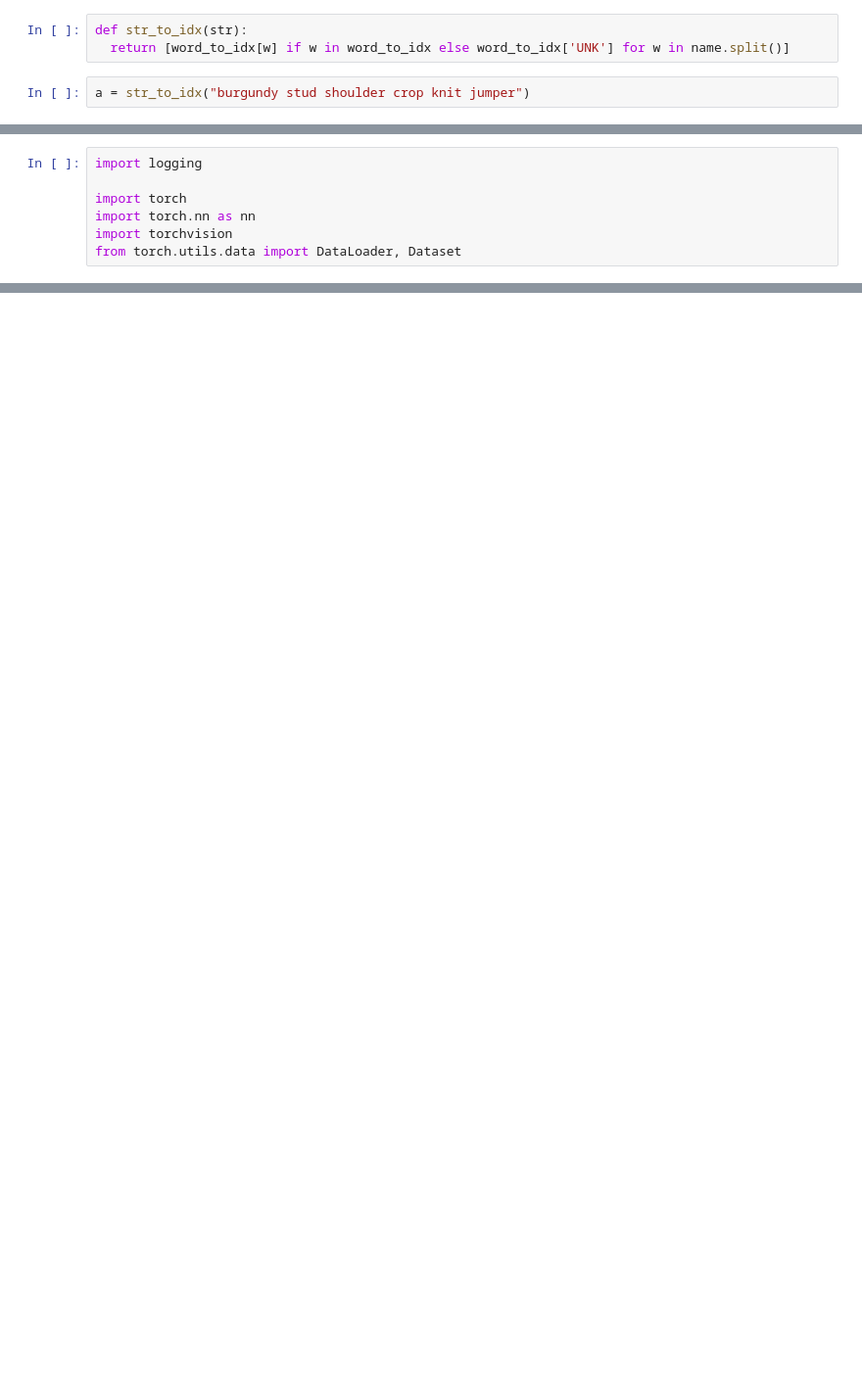
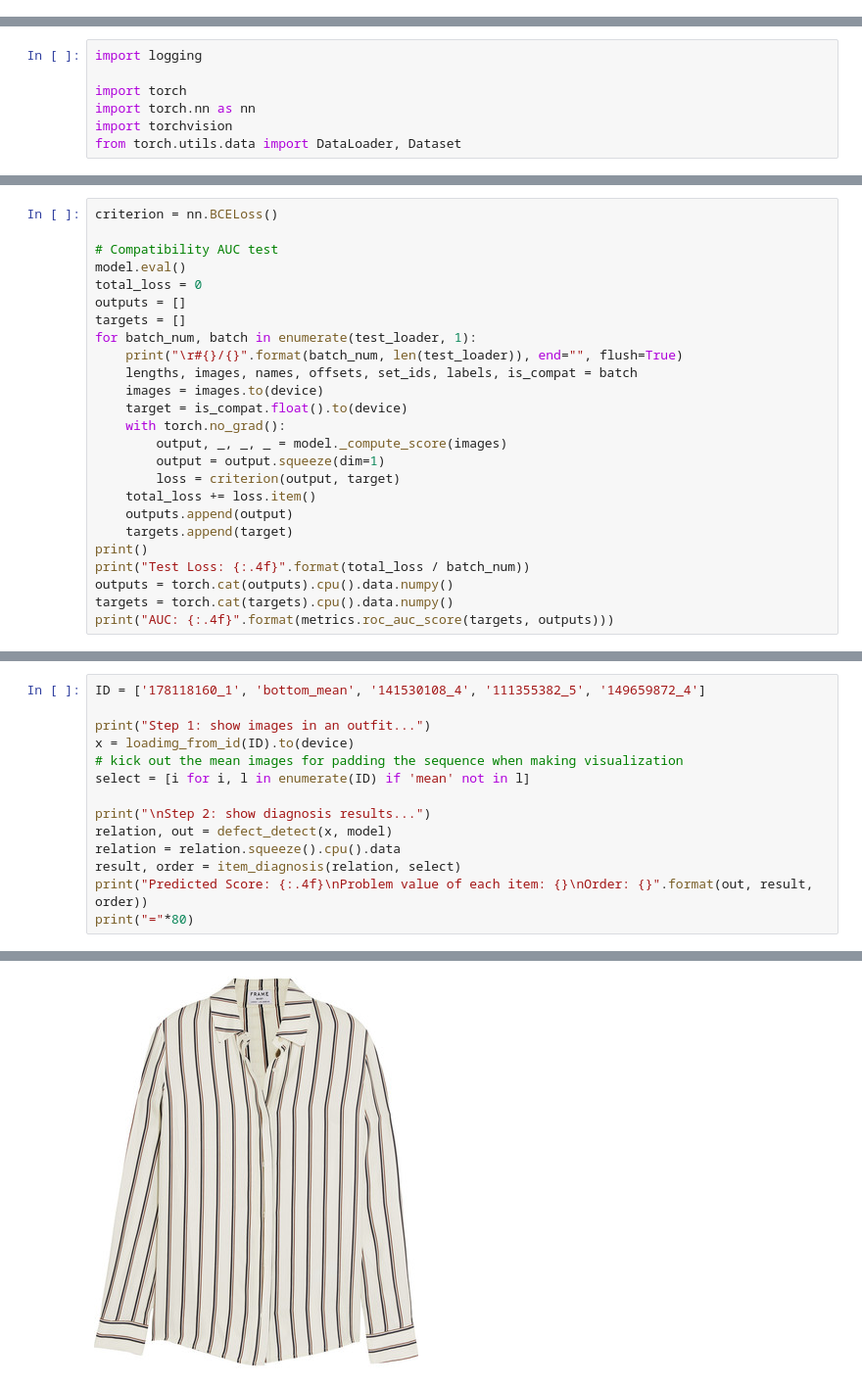
Before and after one commit to ganeshparsads/OutFitCompatibility, a Jupyter notebook: OutFitCompatibility.ipynb, the cells around one changed output, grey strips where cells are left out. Shown: that part at 98% size. Saved outputs shown, nothing was run; the diff lists cells and outputs as text; blank space fills up the shorter version.

Commit message:
add model details

```diff
--- a/OutFitCompatibility.ipynb
+++ b/OutFitCompatibility.ipynb
@@ -60,5 +5,0 @@ with open(data_dir+'final_word_dict.txt') as f:
-# %%
-def str_to_idx(str):
-  return [word_to_idx[w] if w in word_to_idx else word_to_idx['UNK'] for w in name.split()]
-# %%
-a = str_to_idx("burgundy stud shoulder crop knit jumper")
@@ -1131,0 +783,25 @@ class OutfitSequencer(tf.keras.utils.Sequence):
+# %%
+criterion = nn.BCELoss()
+
+# Compatibility AUC test
+model.eval()
+total_loss = 0
+outputs = []
+targets = []
+for batch_num, batch in enumerate(test_loader, 1):
+    print("\r#{}/{}".format(batch_num, len(test_loader)), end="", flush=True)
+    lengths, images, names, offsets, set_ids, labels, is_compat = batch
+    images = images.to(device)
+    target = is_compat.float().to(device)
+    with torch.no_grad():
+        output, _, _, _ = model._compute_score(images)
+        output = output.squeeze(dim=1)
+        loss = criterion(output, target)
+    total_loss += loss.item()
+    outputs.append(output)
+    targets.append(target)
+print()
+print("Test Loss: {:.4f}".format(total_loss / batch_num))
+outputs = torch.cat(outputs).cpu().data.numpy()
+targets = torch.cat(targets).cpu().data.numpy()
+print("AUC: {:.4f}".format(metrics.roc_auc_score(targets, outputs)))
@@ -1131,0 +1010,15 @@ class OutfitSequencer(tf.keras.utils.Sequence):
+# %%
+ID = ['178118160_1', 'bottom_mean', '141530108_4', '111355382_5', '149659872_4']
+
+print("Step 1: show images in an outfit...")
+x = loadimg_from_id(ID).to(device)
+# kick out the mean images for padding the sequence when making visualization
+select = [i for i, l in enumerate(ID) if 'mean' not in l]
+
+print("\nStep 2: show diagnosis results...")
+relation, out = defect_detect(x, model)
+relation = relation.squeeze().cpu().data
+result, order = item_diagnosis(relation, select)
+print("Predicted Score: {:.4f}\nProblem value of each item: {}\nOrder: {}".format(out, result, order))
+print("="*80)
+# %% [output]
@@ -1131,0 +1026 @@ class OutfitSequencer(tf.keras.utils.Sequence):
+[figure, added]
```
Also changed, not shown: parts of 46 cells of this notebook, 3 other files.
